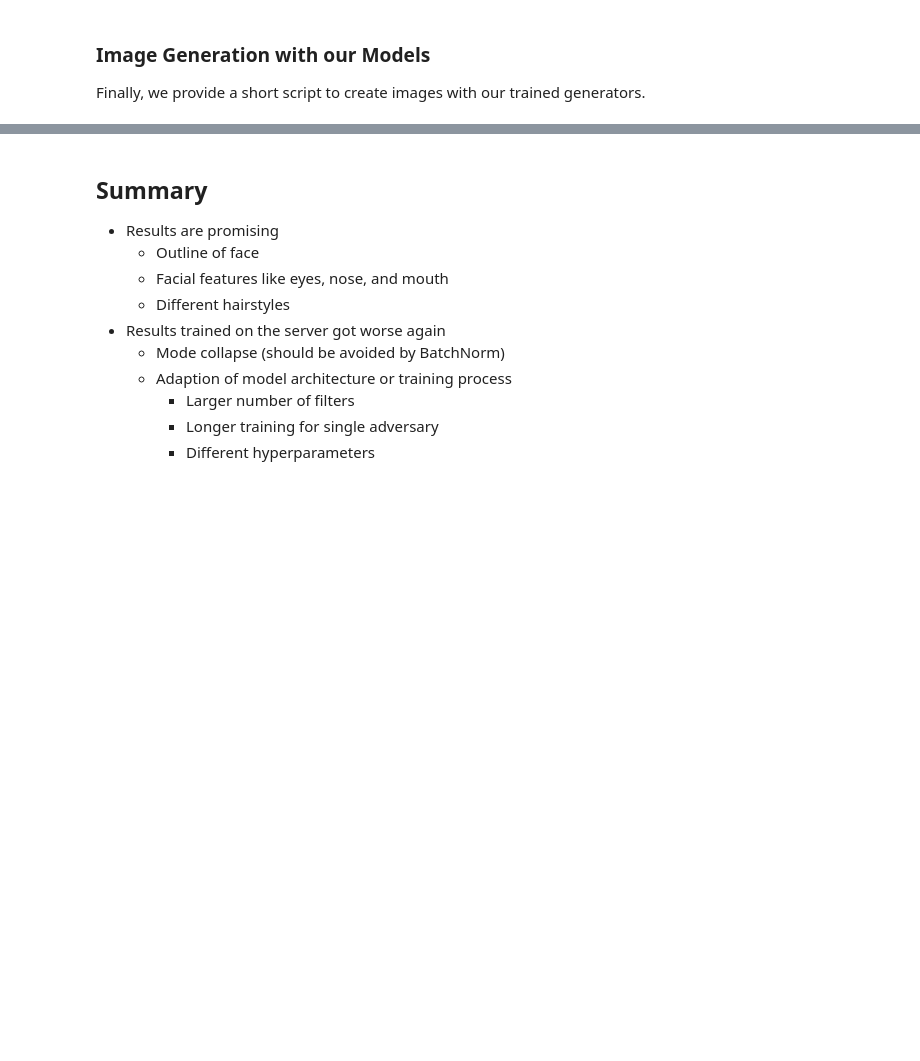
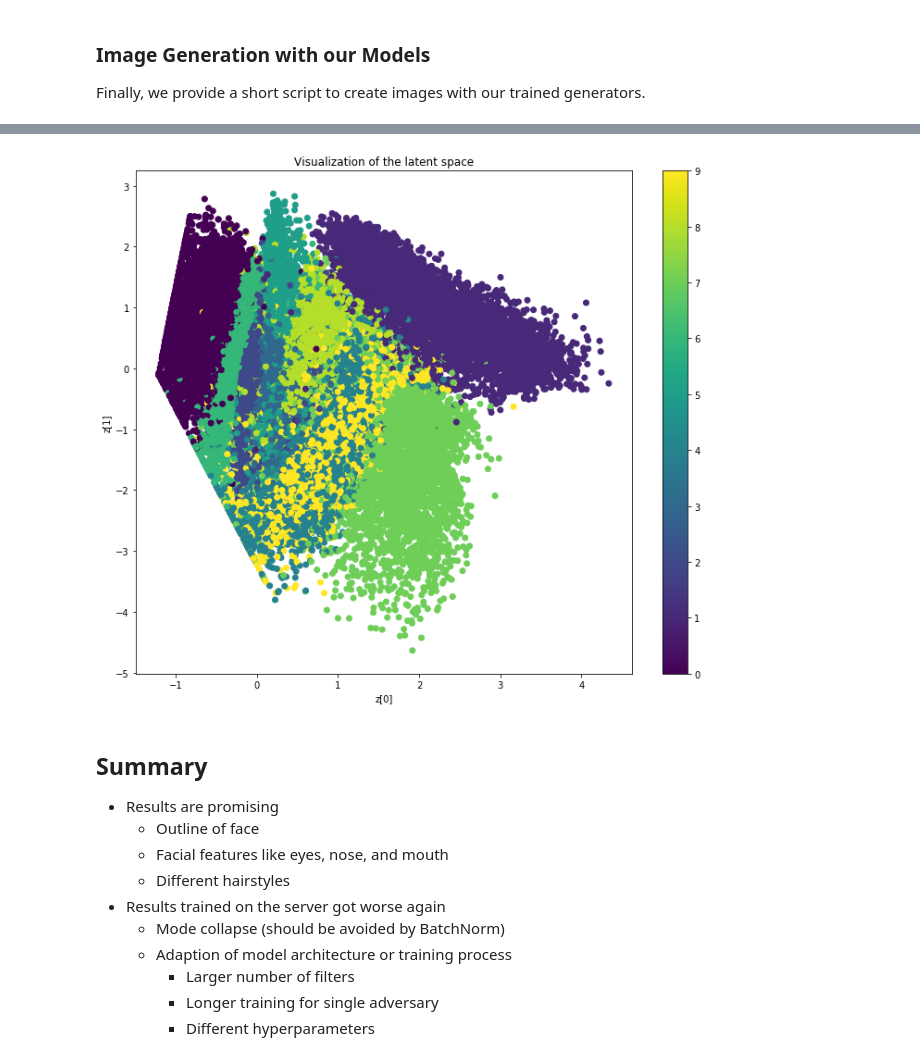
Before and after one commit to Alexx882/ImageGenerator, a Jupyter notebook: reports/presentation_herold_lercher.ipynb, the cells around one changed output, grey strips where cells are left out. Saved outputs shown, nothing was run; the diff lists cells and outputs as text; code cells hidden in the pictures; blank space fills up the shorter version.

```diff
--- a/reports/presentation_herold_lercher.ipynb
+++ b/reports/presentation_herold_lercher.ipynb
@@ -489,3 +622,10 @@ interactive(children=(Button(description='Run Interact', style=ButtonStyle()), O
+# %%
+(x_train, y_train), (x_test, _) = keras.datasets.mnist.load_data()
+x_train = np.expand_dims(x_train, -1).astype("float32") / 255
+
+plot_label_clusters(vae.encoder, vae.decoder, x_train, y_train)
+# %% [output]
+[figure, added]
 # %% [markdown]
 ## Summary
 - Results are promising
```
Also changed, not shown: parts of 20 cells of this notebook, 6 other files.
